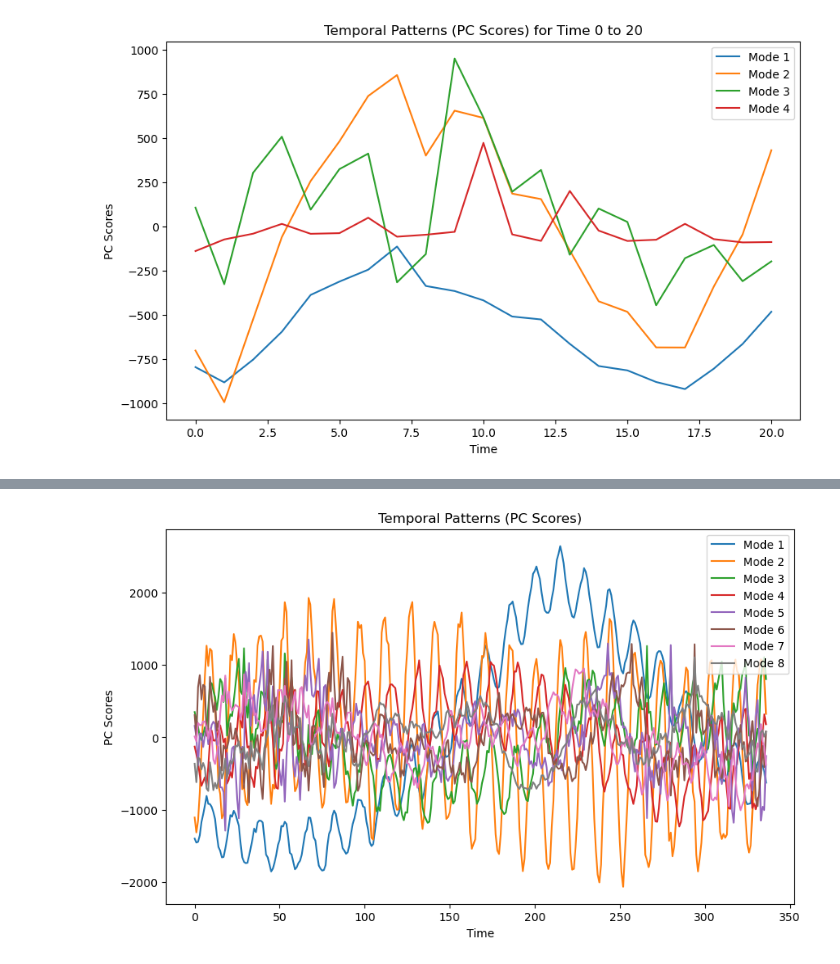
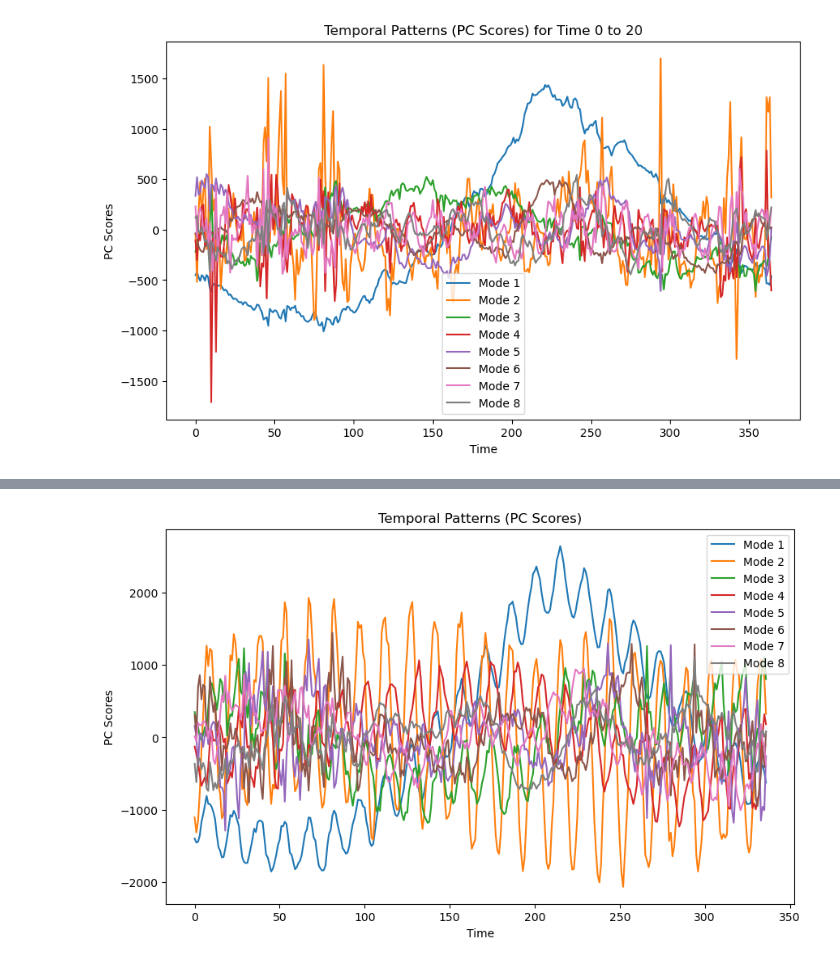
Before and after one commit to butterman0/spGDMM, a Jupyter notebook: 2_notebooks/1d_EOF.ipynb, the cells around one changed output, grey strips where cells are left out. Saved outputs shown, nothing was run; the diff lists cells and outputs as text; code cells hidden in the pictures.

```diff
--- a/2_notebooks/1d_EOF.ipynb
+++ b/2_notebooks/1d_EOF.ipynb
@@ -119,25 +112,25 @@ model = xeofs.single.ExtendedEOF.load("/cluster/home/haroldh/spGDMM/1_data/4_int
 # %%
 import xeofs
 
-eof = xeofs.single.EOF.load("/cluster/home/haroldh/spGDMM/1_data/4_interim/EOFs/EOF_tsuve.nc")
+eof = xeofs.single.EOF.load("/cluster/home/haroldh/spGDMM/1_data/4_interim/EOFs/EOF_tsuv.nc")
 # %%
 import matplotlib.pyplot as plt
 
 scores = eof.scores()
 
 # Plot scores for the first few modes, limited to time 0 to 20
-n_modes = 4
+n_modes = 8
 plt.figure(figsize=(10, 6))
 for mode in range(n_modes):
-    plt.plot(scores['time'].sel(time=slice(0, 20)), scores.sel(mode=mode + 1, time=slice(0, 20)), label=f"Mode {mode + 1}")
+    plt.plot(scores['time'], scores.sel(mode=mode + 1), label=f"Mode {mode + 1}")
 
 plt.xlabel("Time")
 plt.ylabel("PC Scores")
 plt.title("Temporal Patterns (PC Scores) for Time 0 to 20")
 plt.legend()
 plt.show()
 # %% [output]
-[figure, old version]
+[figure, new version]
 # %%
 import matplotlib.pyplot as plt
 
```
Also changed, not shown: parts of 11 cells of this notebook, 5 other files.
